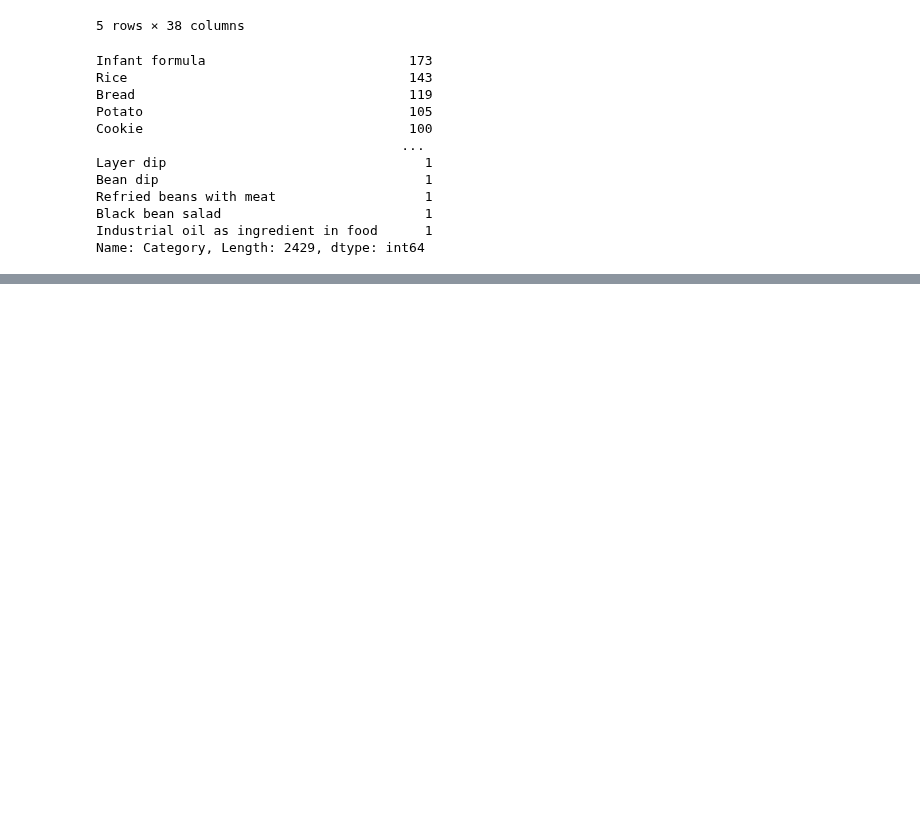
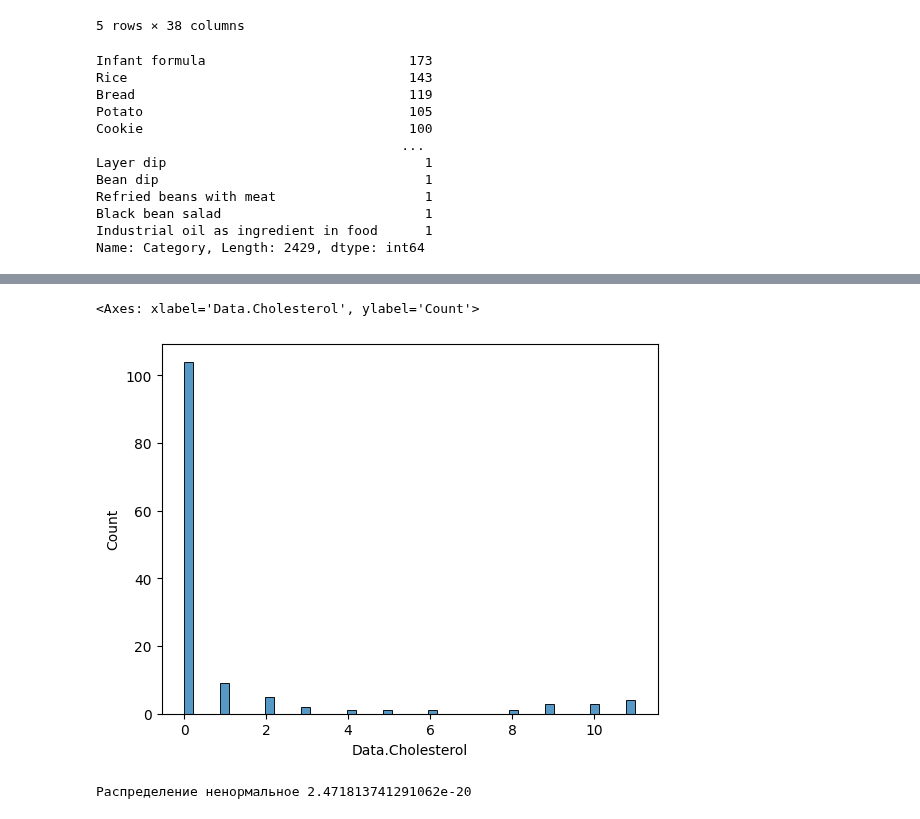
Before and after one commit to MariyaYu/Lesson_1, a Jupyter notebook: Untitled14.ipynb, the cells around one changed output, grey strips where cells are left out. Saved outputs shown, nothing was run; the diff lists cells and outputs as text; code cells hidden in the pictures; blank space fills up the shorter version.

```diff
--- a/Untitled14.ipynb
+++ b/Untitled14.ipynb
@@ -126,0 +128,13 @@ NameError: ignored
+# %%
+sns.histplot(cat_r, bins = 50)
+# %% [output]
+<Axes: xlabel='Data.Cholesterol', ylabel='Count'>
+[figure, added]
+# %%
+result = scipy.stats.shapiro(cat_r)
+if result.pvalue > 0.05:
+    print("Распределение нормальное", result.pvalue)
+else:
+    print("Распределение ненормальное", result.pvalue)
+# %% [output]
+Распределение ненормальное 2.471813741291062e-20
```
Also changed, not shown: parts of 5 cells of this notebook.
